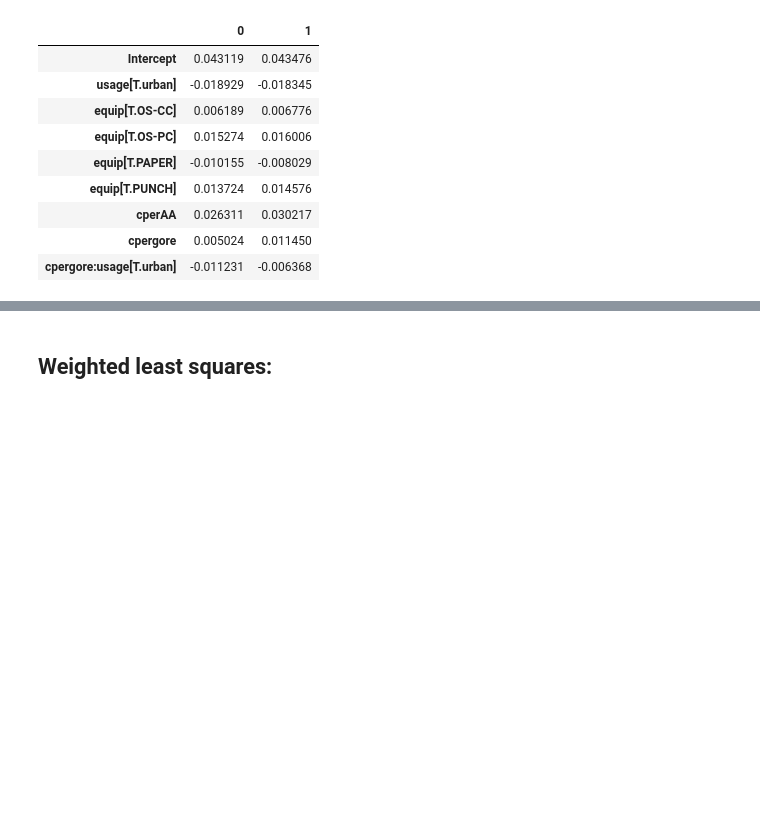
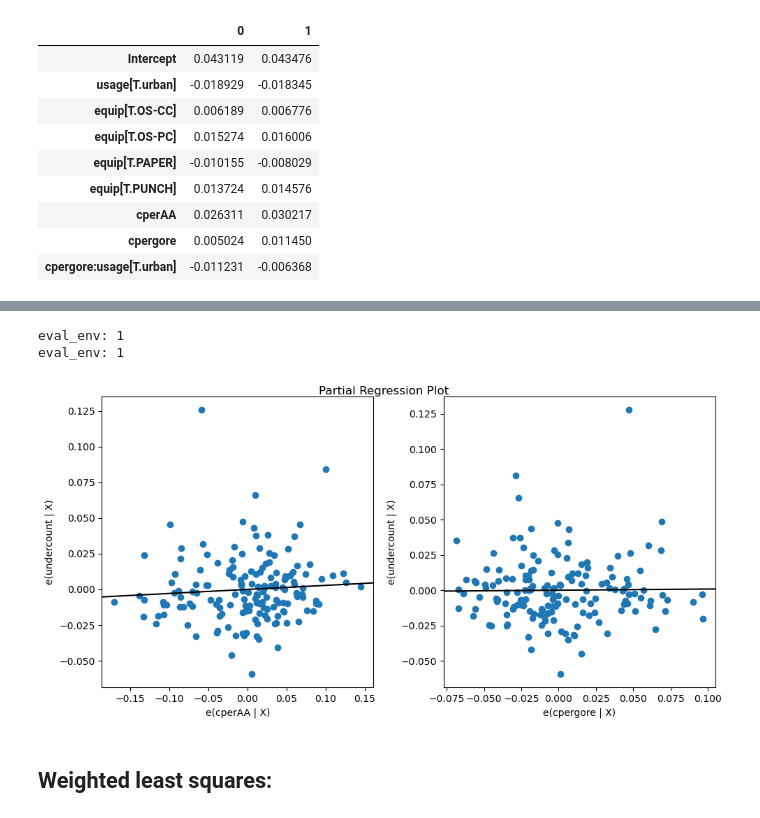
Before and after one commit to percivalphakath/Extending-the-Linear-Model-with-Python, a Jupyter notebook: Chapter1-Introduction.ipynb, the cells around one changed output, grey strips where cells are left out. Saved outputs shown, nothing was run; the diff lists cells and outputs as text; code cells hidden in the pictures; blank space fills up the shorter version.

```diff
--- a/Chapter1-Introduction.ipynb
+++ b/Chapter1-Introduction.ipynb
@@ -447,3 +497,10 @@ AttributeError: 'AxesSubplot' object has no attribute 'np'
+# %%
+figure = plt.figure(figsize = (10,5))
+sm.graphics.plot_partregress_grid(lmodi, exog_idx = ['cperAA','cpergore'], fig=figure);
+# %% [output]
+eval_env: 1
+eval_env: 1
+[figure, added]
 # %% [markdown]
 <h2> Weighted least squares:
 # %%
```
Also changed, not shown: parts of 33 cells of this notebook.
